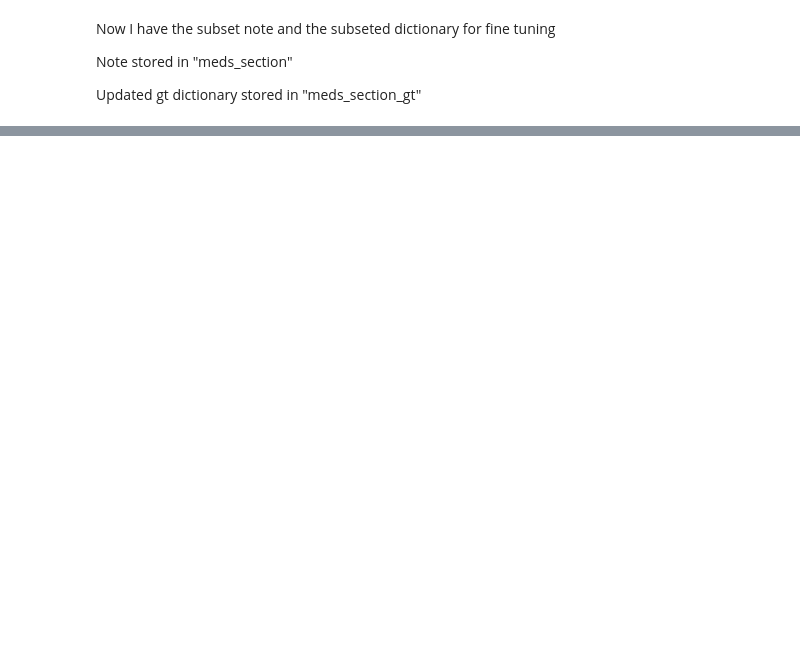
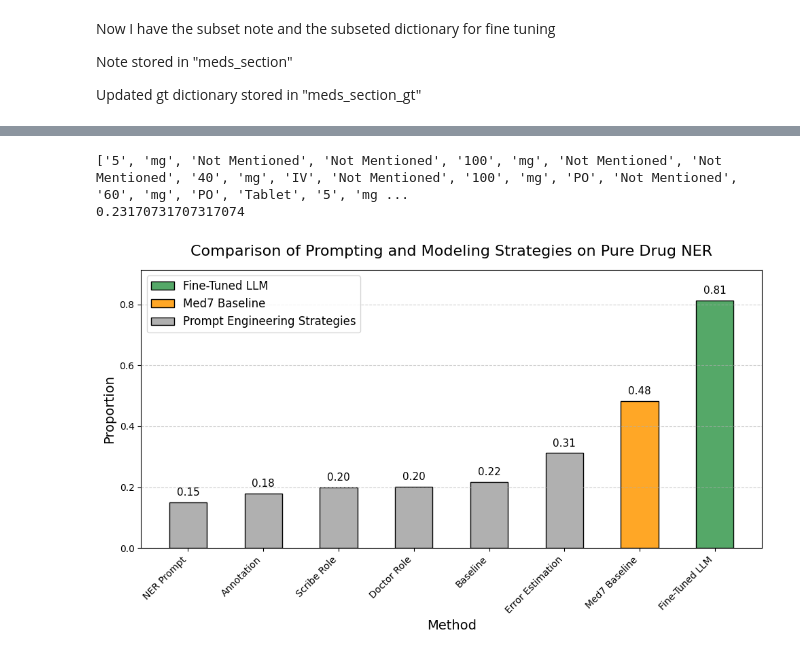
Before and after one commit to smallinaUCSD/BMI702FinalProject, a Jupyter notebook: mimic4_formatting_jaccard_plus_gt.ipynb, the cells around one changed output, grey strips where cells are left out. Saved outputs shown, nothing was run; the diff lists cells and outputs as text; code cells hidden in the pictures; blank space fills up the shorter version.

```diff
--- a/mimic4_formatting_jaccard_plus_gt.ipynb
+++ b/mimic4_formatting_jaccard_plus_gt.ipynb
@@ -403,0 +661,72 @@ dict_26590365 = {}
+# %%
+#how much missingingness in our hand annotations dataset
+nested = test_df_reset['hand_annotations_dict'].iloc[0].values()
+flattened_strings = [str(item) for tup in nested for pair in tup for item in pair]
+print(flattened_strings)
+count = 0
+for val in flattened_strings:
+    if val == 'Not Mentioned':
+        count+=1
+print(count/len(flattened_strings))
+# %% [output]
+['5', 'mg', 'Not Mentioned', 'Not Mentioned', '100', 'mg', 'Not Mentioned', 'Not Mentioned', '40', 'mg', 'IV', 'Not Mentioned', '100', 'mg', 'PO', 'Not Mentioned', '60', 'mg', 'PO', 'Tablet', '5', 'mg ...
+0.23170731707317074
+# %%
+##Pure NER on drug categories plotting
+import matplotlib.pyplot as plt
+
+llm_prop = np.mean([0.824, 0.539, 1.0, 0.889]) #from fine-tuning jupyter notebook
+
+all_props = [("Baseline", baseline_prop),
+             ("Annotation", annotation_prop),
+             ("Doctor Role", doctor_prop),
+             ("Error Estimation", error_prop),
+             ("Scribe Role", scribe_prop),
+             ("NER Prompt", ner_prop),
+             ("Fine-Tuned LLM", llm_prop),
+             ("Med7 Baseline", med7_prop)] #have to recreate these above by file name changing basically in cells 3 and 5; med7_prop is created in just the previous cell
+
+
+
+sorted_props = sorted(all_props, key=lambda x: x[1])
+labels, values = zip(*sorted_props)
+
+colors = []
+for label in labels:
+    if label == "Fine-Tuned LLM":
+        colors.append("#55A868")  # greenish for LLM
+    elif label == "Med7 Baseline":
+        colors.append("#FFA726")  # orange for Med7
+    else:
+        colors.append("#B0B0B0")  # gray for others
+
+fig, ax = plt.subplots(figsize=(10, 6))
+bars = ax.bar(labels, values, color=colors, edgecolor="black", width=0.5)
+
+ax.set_ylabel("Proportion", fontsize=14)
+ax.set_xlabel("Method", fontsize=14)
+ax.set_title("Comparison of Prompting and Modeling Strategies on Pure Drug NER", fontsize=16, pad=15)
+ax.set_ylim(0, max(values) + 0.1)
+ax.grid(axis='y', linestyle='--', alpha=0.6)
+
+for bar in bars:
+    height = bar.get_height()
+    ax.annotate(f"{height:.2f}",
+                xy=(bar.get_x() + bar.get_width() / 2, height),
+                xytext=(0, 5),
+                textcoords="offset points",
+                ha='center', va='bottom', fontsize=11)
+
+from matplotlib.patches import Patch
+legend_elements = [
+    Patch(facecolor="#55A868", edgecolor='black', label='Fine-Tuned LLM'),
+    Patch(facecolor="#FFA726", edgecolor='black', label='Med7 Baseline'),
+    Patch(facecolor="#B0B0B0", edgecolor='black', label='Prompt Engineering Strategies')
+]
+ax.legend(handles=legend_elements, loc="upper left", fontsize=12)
+
+plt.xticks(rotation=45, ha='right')
+plt.tight_layout()
+plt.show()
+# %% [output]
+[figure, added]
```
Also changed, not shown: parts of 29 cells of this notebook.
